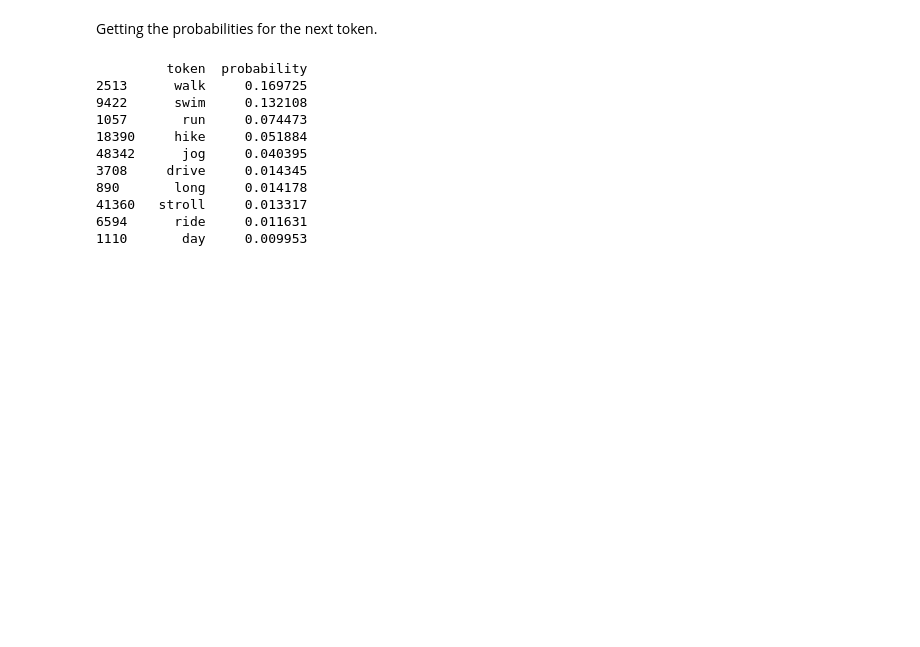
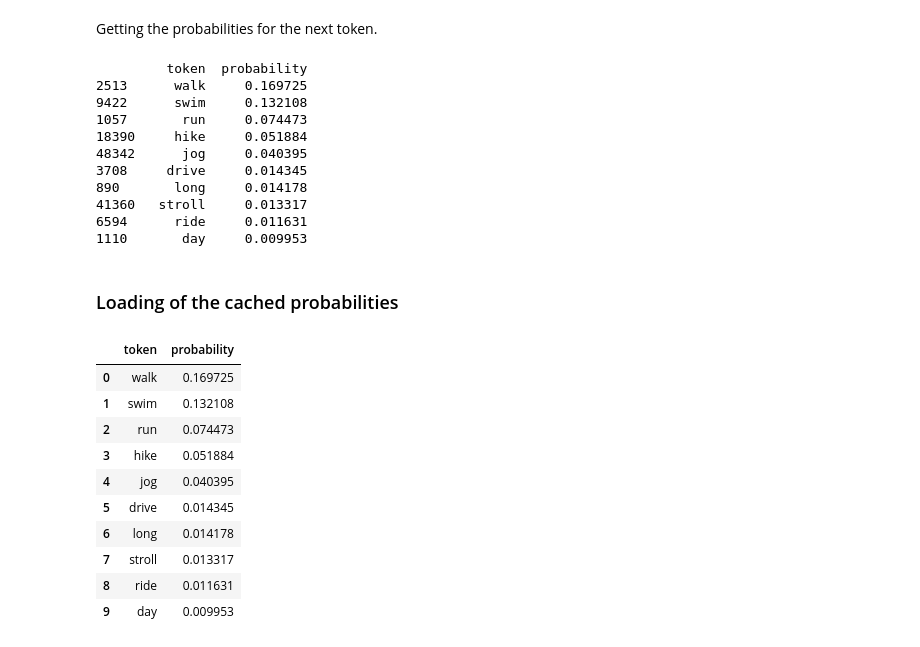
Before and after one commit to oduerr/llm_playground, a Jupyter notebook: hugging_face/sampling_from_LLM/hello_world.ipynb, the cells around one changed output. Saved outputs shown, nothing was run; the diff lists cells and outputs as text; code cells hidden in the pictures; blank space fills up the shorter version.

```diff
--- a/hugging_face/sampling_from_LLM/hello_world.ipynb
+++ b/hugging_face/sampling_from_LLM/hello_world.ipynb
@@ -130,6 +130,23 @@ top_10_tokens.to_csv('top_10_tokens.csv', index=False)
 41360   stroll     0.013317
 6594      ride     0.011631
 1110       day     0.009953
+# %% [markdown]
+### Loading of the cached probabilities
 # %%
 import pandas as pd
-top_10_tokens = pd.read_csv('top_10_tokens.csv')
+
+url = "https://raw.githubusercontent.com/oduerr/llm_playground/main/hugging_face/sampling_from_LLM/top_10_tokens.csv"
+top_10_tokens = pd.read_csv(url)
+top_10_tokens
+# %% [output]
+|  | token | probability |
+| 0 | walk | 0.169725 |
+| 1 | swim | 0.132108 |
+| 2 | run | 0.074473 |
+| 3 | hike | 0.051884 |
+| 4 | jog | 0.040395 |
+| 5 | drive | 0.014345 |
+| 6 | long | 0.014178 |
+| 7 | stroll | 0.013317 |
+| 8 | ride | 0.011631 |
+| 9 | day | 0.009953 |
```
Also changed, not shown: parts of 5 cells of this notebook, 1 other file.
